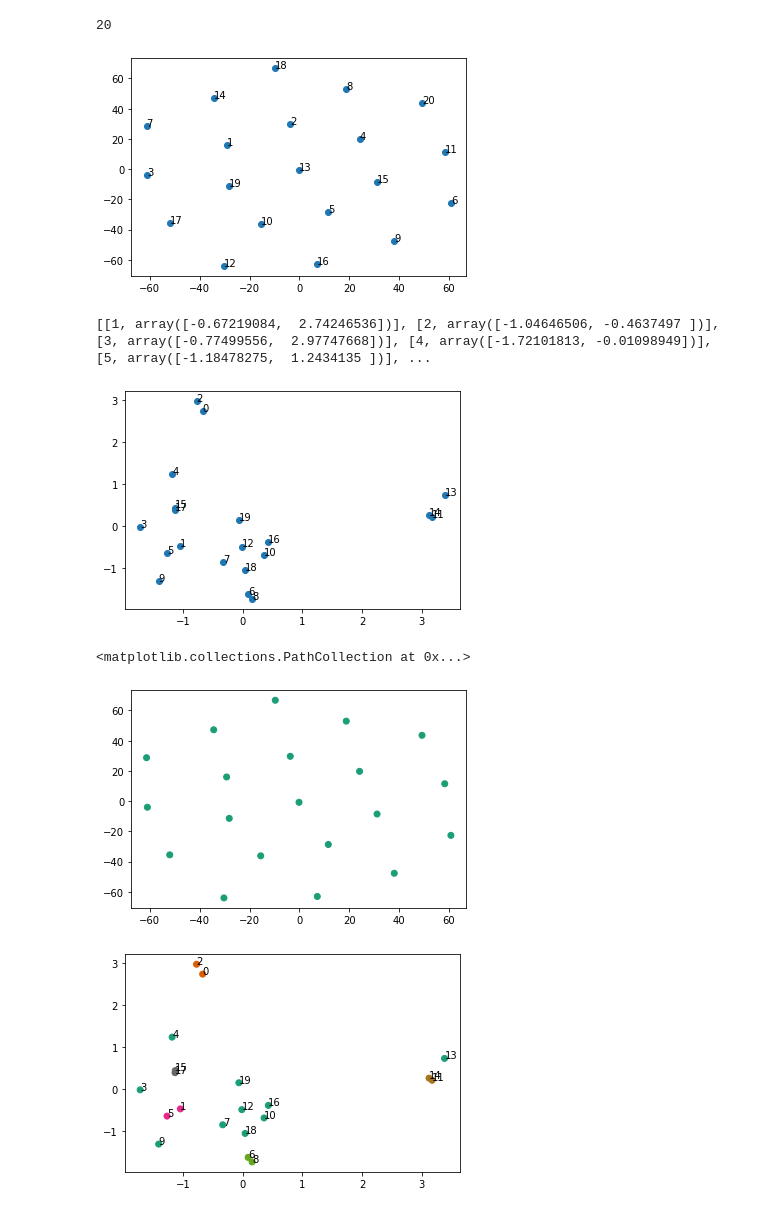
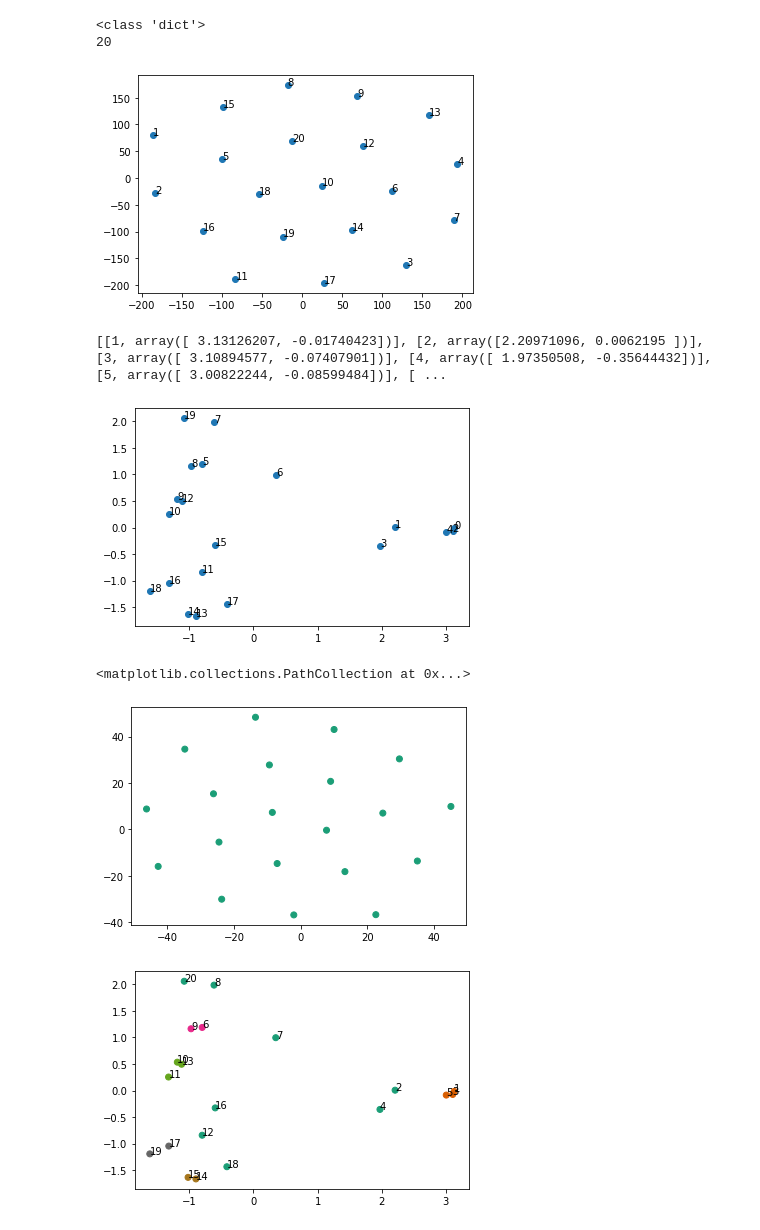
Before and after one commit to momoenomoto/visualizing-code-similarity, a Jupyter notebook: clustering/clustering.ipynb, the cells around one changed output. Cells and saved outputs as stored; diff of their text form; code cells hidden in the pictures.

```diff
--- a/clustering/clustering.ipynb
+++ b/clustering/clustering.ipynb
@@ -10,17 +11,10 @@ import json
 import math
 from fnvhash import fnv1a_32
 # %%
-f=open('ast_result.txt','r')
+f=open('ast_result1.txt','r')
 raw_data = json.loads(f.read())
 f.close()
 hashed_data=[]
-'''
-for i in range(1,21):
-    hashed_element = []
-    for j in range(len(raw_data[str(i)])):
-        hashed_element.append([fnv1a_32(bytes(raw_data[str(i)][j][0], encoding="ascii")),fnv1a_32(bytes(raw_data[str(i)][j][1], encoding="ascii"))])
-    hashed_data.append(hashed_element)
-'''
 index=[]
 for i in range(1,21):
     hashed_element = []
@@ -28,8 +22,21 @@ for i in range(1,21):
         hashed_element.append((fnv1a_32(bytes(raw_data[str(i)][j][0], encoding="ascii"))+fnv1a_32(bytes(raw_data[str(i)][j][1], encoding="ascii")))/5000000000)
 #    if len(hashed_element)==752:
     hashed_data.append(hashed_element)
-    index.append(i)
+
+for i in hashed_data:
+    print(len(i))
+
 min_length=min([len(i) for i in hashed_data])
 hashed_data=[i[:min_length] for i in hashed_data]
 print(len(hashed_data))
+'''
+max_length=max([len(i) for i in hashed_data])
+tmp=[]
+for i in hashed_data:
+    if len(i)!=max_length:
+        tmp.append(i+[0 for i in range(max_length-len(i))])
+    else:
+        tmp.append(i)
+hashed_data=tmp
+'''
 # %% [output]
@@ -37,14 +61,30 @@ print(len(hashed_data))
+# %%
+f=open('character_list_output1.txt','r')
+raw_data = ast.literal_eval(f.read())
+f.close()
+print(type(raw_data))
+hashed_data=[]
+index=[]
+for i in range(1,21):
+#    if len(hashed_element)==752:
+    hashed_data.append([i/5 for i in raw_data[str(i)]])
+    index.append(i)
+
+min_length=min([len(i) for i in hashed_data])
+hashed_data=[i[:min_length] for i in hashed_data]
+print(len(hashed_data))
+# %% [output]
+<class 'dict'>
+20
 # %%
 '''t-SNE'''
 m = manifold.TSNE(learning_rate=50)
 tsne_result = m.fit_transform(np.array(hashed_data))
-print(len(tsne_result))
 plt.scatter(x=tsne_result[:,0],y=tsne_result[:,1])
 for i in range(len(tsne_result)):
     plt.text(tsne_result[i,0],tsne_result[i,1],i+1)
 # %% [output]
-20
-[figure, old version]
+[figure, new version]
 # %%
 #PCA
 pca = PCA(n_components=2)
@@ -59,22 +99,22 @@ for i in range(len(pca_result)):
     plt.text(pca_result[i,0],pca_result[i,1],i)
     d+=1
 # %% [output]
-[[1, array([-0.67219084,  2.74246536])], [2, array([-1.04646506, -0.4637497 ])], [3, array([-0.77499556,  2.97747668])], [4, array([-1.72101813, -0.01098949])], [5, array([-1.18478275,  1.2434135 ])], ...
+[[1, array([ 3.13126207, -0.01740423])], [2, array([2.20971096, 0.0062195 ])], [3, array([ 3.10894577, -0.07407901])], [4, array([ 1.97350508, -0.35644432])], [5, array([ 3.00822244, -0.08599484])], [ ...
-[figure, old version]
+[figure, new version]
 # %%
 clusterer = DBSCAN(eps=0.2, min_samples=5, metric='euclidean')
 y_pred = clusterer.fit_predict(tsne_result)
 plt.scatter(tsne_result[:, 0], tsne_result[:, 1], c=y_pred, cmap='Dark2')
 # %% [output]
 <matplotlib.collections.PathCollection at 0x...>
-[figure, old version]
+[figure, new version]
 # %%
-clusterer2 = DBSCAN(eps=0.3, min_samples=2, metric='euclidean')
+clusterer2 = DBSCAN(eps=0.4, min_samples=2, metric='euclidean')
 z_pred = clusterer2.fit_predict(pca_result)
 plt.scatter(pca_result[:, 0], pca_result[:, 1], c=z_pred, cmap='Dark2')
 d=0
 for i in range(len(pca_result)):
-    plt.text(pca_result[i,0],pca_result[i,1],i)
+    plt.text(pca_result[i,0],pca_result[i,1],i+1)
     d+=1
 # %% [output]
-[figure, old version]
+[figure, new version]
```
Also changed, not shown: parts of 2 cells of this notebook.
